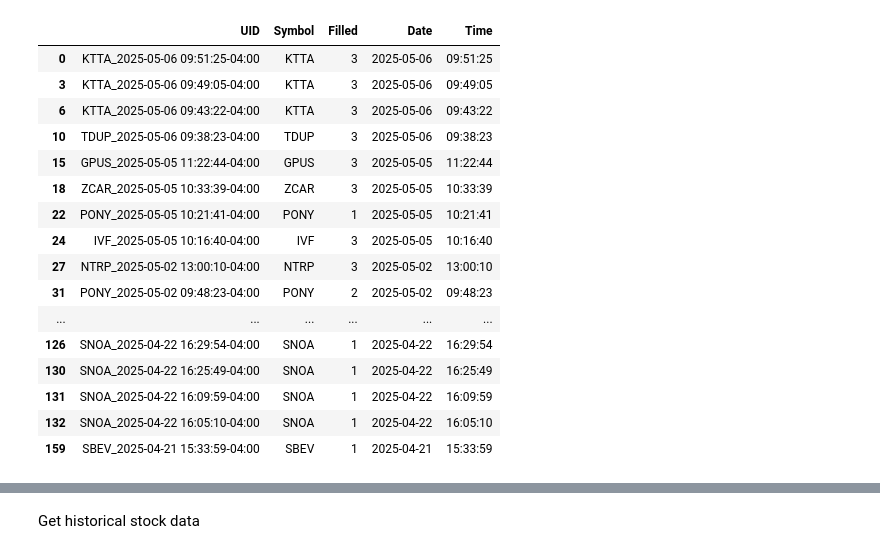
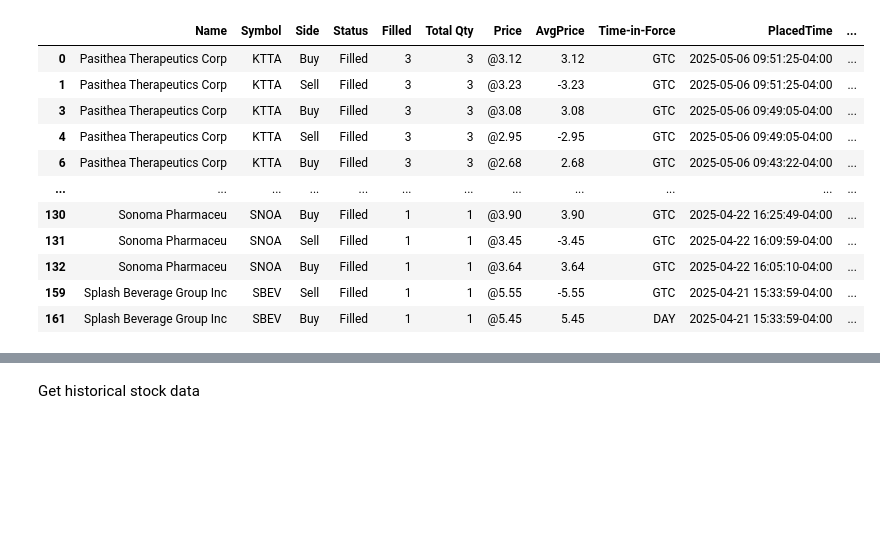
Before and after one commit to sbs87/Random_Projects, a Jupyter notebook: stock_reccomender/DayTrader_Analysis.ipynb, the cells around one changed output, grey strips where cells are left out. Saved outputs shown, nothing was run; the diff lists cells and outputs as text; code cells hidden in the pictures; blank space fills up the shorter version.

Commit message:
Refactor so that the plot is based of of long data (merged with stock hx) and stats are also based on long data. Trying to convert to wide was problematic for partial fills!

```diff
--- a/stock_reccomender/DayTrader_Analysis.ipynb
+++ b/stock_reccomender/DayTrader_Analysis.ipynb
@@ -294,63 +353,70 @@ def combine_data(stock_df,order_df,stock_key='Datetime', order_key='FilledTime_d
     return merged_df
 # %%
 # Load the stock orders file
+#stock_order_records = pd.read_csv("~/Downloads/Webull_Orders_Records.noOCO.csv")
 stock_order_records = pd.read_csv("~/Downloads/Webull_Orders_Records.csv")
-
 stock_orders_formatted = format_orders(stock_order_records)
 filled_orders = stock_orders_formatted[stock_orders_formatted['Status'] == 'Filled']
 filled_orders_filtered = filter_stock_orders(filled_orders,days=100)
 
+filled_orders_filtered
+
 
 #paired_buy_sell , ml_index = pair_buy_sell(filled_orders_filtered)
-paired_buy_sell_ml , ml_index_ml = pair_buy_sell_mlindx(filled_orders_filtered)
+#paired_buy_sell_ml , ml_index_ml = pair_buy_sell_mlindx(filled_orders_filtered)
 
 # archve
 #paired_buy_sell_long = convert_paired_to_long(paired_buy_sell)
 #paired_buy_sell_filtered = paired_buy_sell[~paired_buy_sell['Sell_Time_MM']]
-filled_orders_filtered_subcols = filled_orders_filtered[['UID','Symbol','Filled','Date','Time']].drop_duplicates()
+#filled_orders_filtered_subcols = filled_orders_filtered[['UID','Symbol','Filled','Date','Time']].drop_duplicates()
 # end archive
-filled_orders_filtered_wide = pd.merge(filled_orders_filtered_subcols.drop_duplicates(),paired_buy_sell_filtered)
-filled_orders_w_stats = compute_stats(filled_orders_filtered_wide)
+#filled_orders_filtered_wide = pd.merge(filled_orders_filtered_subcols.drop_duplicates(),paired_buy_sell_filtered)
+#filled_orders_w_stats = compute_stats(filled_orders_filtered_wide)
+
+#filled_orders_w_stats
+
+
+## replacement
+# tmp5 = filled_orders_w_stats
+# multiindex_headers= [[col, ""] if len(col.split("_")) == 1 else col.split("_") for col in tmp5.rename(columns={"Buy_Time_MM":"BuyTimeMM","Sell_Time_MM":"SellTimeMM","Gain_per_share":"Gainpershare","Gain_total":"Gaintotal"}).columns.values]
+# tmp5.columns = pd.MultiIndex.from_tuples(multiindex_headers)
+# filled_orders_long_post_pair = tmp5.melt(id_vars=[('Symbol', ''), ('Date', ''),('Filled', ''),('Time', ''),('UID','')],value_vars=[('AvgPrice', 'Buy'), ('AvgPrice', 'Sell'),('FilledTime', 'Buy'), ('FilledTime', 'Sell')]).pivot(index=[('Symbol', ''), ('Date', ''),('Filled', ''),('Time', ''),('UID',''),'variable_1'], columns="variable_0",values="value").reset_index()
+# filled_orders_long_post_pair
+
+# paired_buy_sell_filtered_ML = paired_buy_sell_ml[~paired_buy_sell_ml[('TimeMM','Sell')]]
+
+# # force df to have 2 levels
+# # end 2 levels
+
+# filled_orders_filtered_subcols_midx = filled_orders_filtered_subcols.copy()
+# display(filled_orders_filtered_subcols_midx)
+# filled_orders_filtered_subcols_midx.columns = pd.MultiIndex.from_arrays([filled_orders_filtered_subcols.columns, [''] * len(filled_orders_filtered_subcols.columns)],names=[None, 'Side'])
+# filled_orders_filtered_wide_ml = pd.merge(filled_orders_filtered_subcols_midx,paired_buy_sell_filtered_ML)
+
+# ## STOPPED HERE
+# filled_orders_w_stats_mlindx = compute_stats_mlindx(filled_orders_filtered_wide_ml)
+# display(filled_orders_w_stats_mlindx)
+# filled_orders_summary_mlindx = compute_summary_mlindx(filled_orders_w_stats_mlindx)
+# filled_orders_summary_mlindx
 
 
 
-## replacement
-tmp5 = filled_orders_w_stats
-multiindex_headers= [[col, ""] if len(col.split("_")) == 1 else col.split("_") for col in tmp5.rename(columns={"Buy_Time_MM":"BuyTimeMM","Sell_Time_MM":"SellTimeMM","Gain_per_share":"Gainpershare","Gain_total":"Gaintotal"}).columns.values]
-tmp5.columns = pd.MultiIndex.from_tuples(multiindex_headers)
-filled_orders_long_post_pair = tmp5.melt(id_vars=[('Symbol', ''), ('Date', ''),('Filled', ''),('Time', ''),('UID','')],value_vars=[('AvgPrice', 'Buy'), ('AvgPrice', 'Sell'),('FilledTime', 'Buy'), ('FilledTime', 'Sell')]).pivot(index=[('Symbol', ''), ('Date', ''),('Filled', ''),('Time', ''),('UID',''),'variable_1'], columns="variable_0",values="value").reset_index()
-filled_orders_long_post_pair
-
-paired_buy_sell_filtered_ML = paired_buy_sell_ml[~paired_buy_sell_ml[('TimeMM','Sell')]]
-
-# force df to have 2 levels
-# end 2 levels
-
-filled_orders_filtered_subcols_midx = filled_orders_filtered_subcols.copy()
-display(filled_orders_filtered_subcols_midx)
-filled_orders_filtered_subcols_midx.columns = pd.MultiIndex.from_arrays([filled_orders_filtered_subcols.columns, [''] * len(filled_orders_filtered_subcols.columns)],names=[None, 'Side'])
-filled_orders_filtered_wide_ml = pd.merge(filled_orders_filtered_subcols_midx,paired_buy_sell_filtered_ML)
-
-## STOPPED HERE
-filled_orders_w_stats_mlindx = compute_stats_mlindx(filled_orders_filtered_wide_ml)
-display(filled_orders_w_stats_mlindx)
-filled_orders_summary_mlindx = compute_summary_mlindx(filled_orders_w_stats_mlindx)
-filled_orders_summary_mlindx
+## NEW APPROACH - keep everything long. Use long to plot; use long for stats. No need for wide.
+filled_orders_filtered,filled_orders_w_stats  = compute_stats_long(filled_orders_filtered)
+display(filled_orders_filtered)
+display(filled_orders_w_stats)
+filled_orders_summary= compute_summary(filled_orders_w_stats)
+display(filled_orders_summary)
 # %% [output]
-|  | UID | Symbol | Filled | Date | Time |
-| 0 | KTTA_2025-05-06 09:51:25-04:00 | KTTA | 3 | 2025-05-06 | 09:51:25 |
-| 3 | KTTA_2025-05-06 09:49:05-04:00 | KTTA | 3 | 2025-05-06 | 09:49:05 |
-| 6 | KTTA_2025-05-06 09:43:22-04:00 | KTTA | 3 | 2025-05-06 | 09:43:22 |
-| 10 | TDUP_2025-05-06 09:38:23-04:00 | TDUP | 3 | 2025-05-06 | 09:38:23 |
-| 15 | GPUS_2025-05-05 11:22:44-04:00 | GPUS | 3 | 2025-05-05 | 11:22:44 |
-| 18 | ZCAR_2025-05-05 10:33:39-04:00 | ZCAR | 3 | 2025-05-05 | 10:33:39 |
-| 22 | PONY_2025-05-05 10:21:41-04:00 | PONY | 1 | 2025-05-05 | 10:21:41 |
-| 24 | IVF_2025-05-05 10:16:40-04:00 | IVF | 3 | 2025-05-05 | 10:16:40 |
-| 27 | NTRP_2025-05-02 13:00:10-04:00 | NTRP | 3 | 2025-05-02 | 13:00:10 |
-| 31 | PONY_2025-05-02 09:48:23-04:00 | PONY | 2 | 2025-05-02 | 09:48:23 |
-| ... | ... | ... | ... | ... | ... |
-| 126 | SNOA_2025-04-22 16:29:54-04:00 | SNOA | 1 | 2025-04-22 | 16:29:54 |
-| 130 | SNOA_2025-04-22 16:25:49-04:00 | SNOA | 1 | 2025-04-22 | 16:25:49 |
-| 131 | SNOA_2025-04-22 16:09:59-04:00 | SNOA | 1 | 2025-04-22 | 16:09:59 |
-| 132 | SNOA_2025-04-22 16:05:10-04:00 | SNOA | 1 | 2025-04-22 | 16:05:10 |
-| 159 | SBEV_2025-04-21 15:33:59-04:00 | SBEV | 1 | 2025-04-21 | 15:33:59 |
+|  | Name | Symbol | Side | Status | Filled | Total Qty | Price | AvgPrice | Time-in-Force | PlacedTime | ... |
+| 0 | Pasithea Therapeutics Corp | KTTA | Buy | Filled | 3 | 3 | @3.12 | 3.12 | GTC | 2025-05-06 09:51:25-04:00 | ... |
+| 1 | Pasithea Therapeutics Corp | KTTA | Sell | Filled | 3 | 3 | @3.23 | -3.23 | GTC | 2025-05-06 09:51:25-04:00 | ... |
+| 3 | Pasithea Therapeutics Corp | KTTA | Buy | Filled | 3 | 3 | @3.08 | 3.08 | GTC | 2025-05-06 09:49:05-04:00 | ... |
+| 4 | Pasithea Therapeutics Corp | KTTA | Sell | Filled | 3 | 3 | @2.95 | -2.95 | GTC | 2025-05-06 09:49:05-04:00 | ... |
+| 6 | Pasithea Therapeutics Corp | KTTA | Buy | Filled | 3 | 3 | @2.68 | 2.68 | GTC | 2025-05-06 09:43:22-04:00 | ... |
+| ... | ... | ... | ... | ... | ... | ... | ... | ... | ... | ... | ... |
+| 130 | Sonoma Pharmaceu | SNOA | Buy | Filled | 1 | 1 | @3.90 | 3.90 | GTC | 2025-04-22 16:25:49-04:00 | ... |
+| 131 | Sonoma Pharmaceu | SNOA | Sell | Filled | 1 | 1 | @3.45 | -3.45 | GTC | 2025-04-22 16:09:59-04:00 | ... |
+| 132 | Sonoma Pharmaceu | SNOA | Buy | Filled | 1 | 1 | @3.64 | 3.64 | GTC | 2025-04-22 16:05:10-04:00 | ... |
+| 159 | Splash Beverage Group Inc | SBEV | Sell | Filled | 1 | 1 | @5.55 | -5.55 | GTC | 2025-04-21 15:33:59-04:00 | ... |
+| 161 | Splash Beverage Group Inc | SBEV | Buy | Filled | 1 | 1 | @5.45 | 5.45 | DAY | 2025-04-21 15:33:59-04:00 | ... |
```
Also changed, not shown: parts of 6 cells of this notebook.
